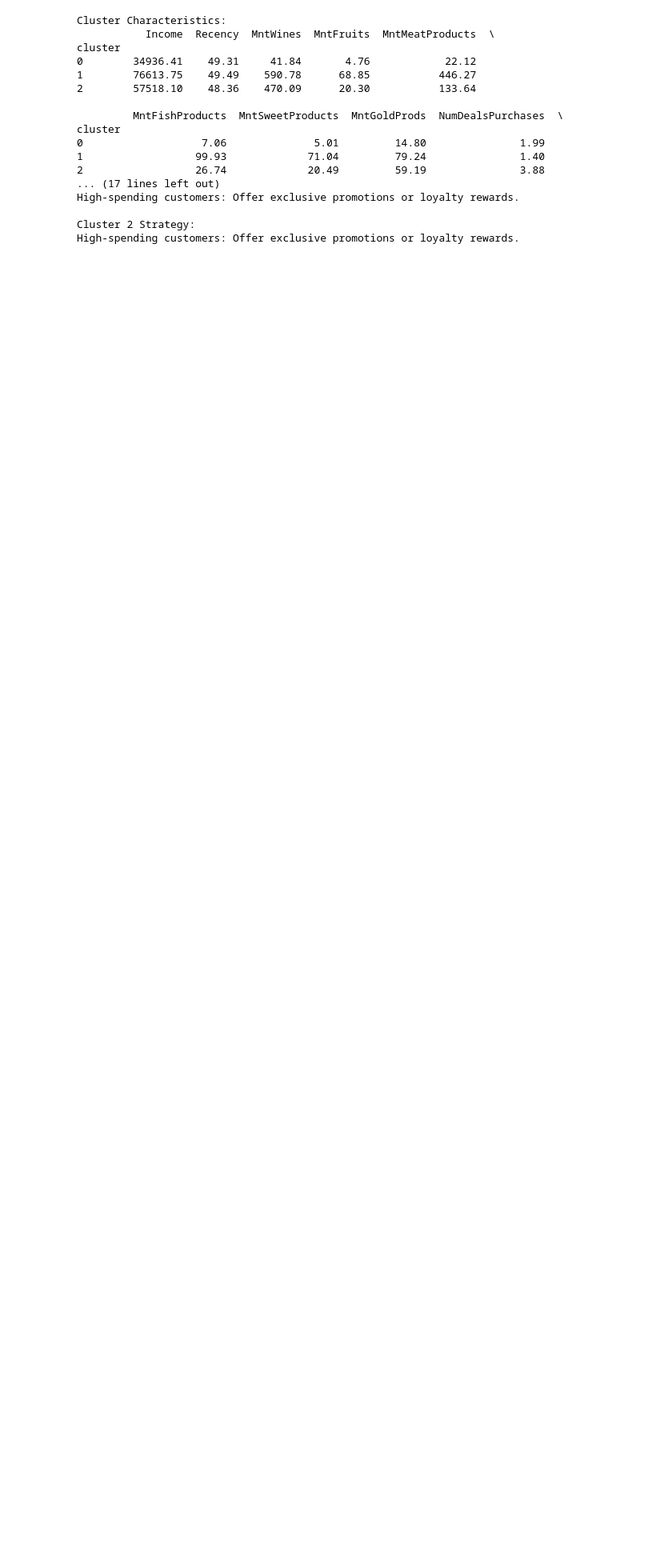
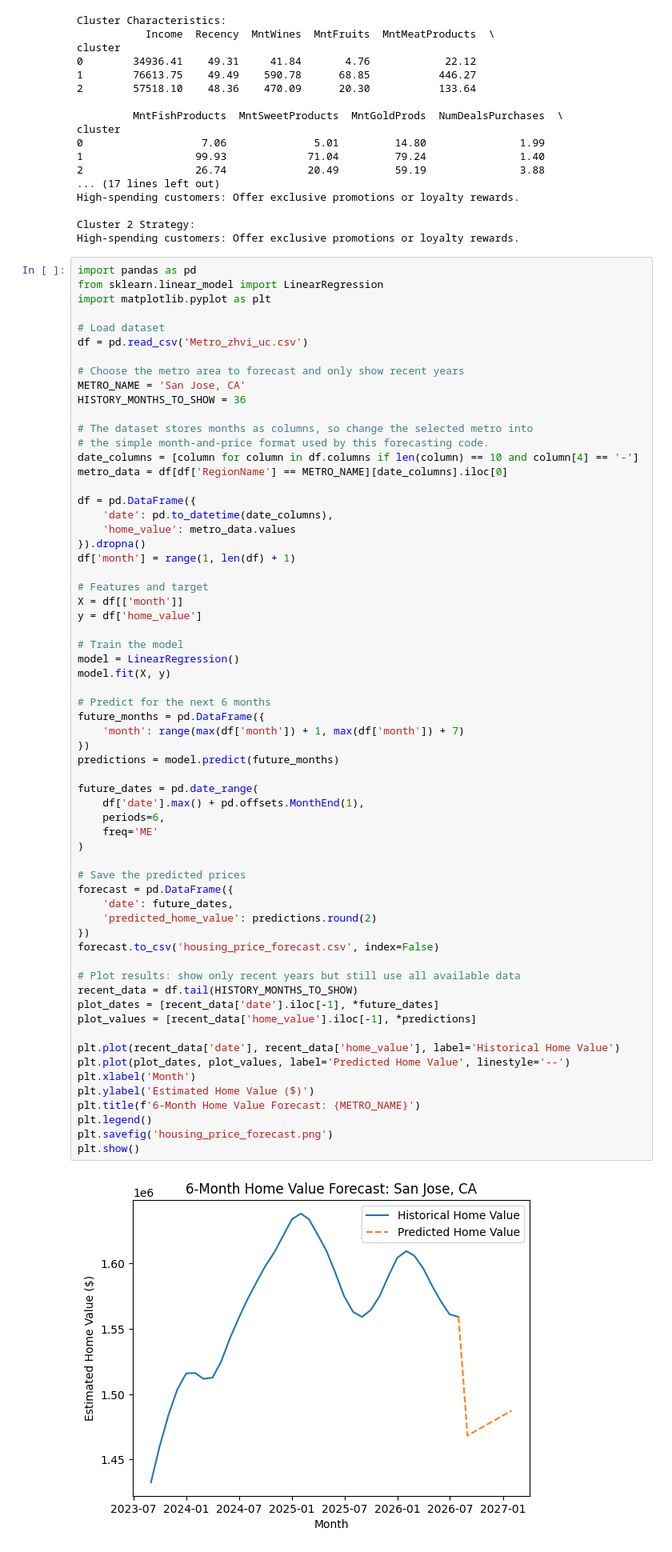
Before and after one commit to Minh-Quan-hub/AAI2025, a Jupyter notebook: Coding_exercise.ipynb, the cells around one changed output. Shown at 80% size. Saved outputs shown, nothing was run; the diff lists cells and outputs as text; blank space fills up the shorter version.

```diff
--- a/Coding_exercise.ipynb
+++ b/Coding_exercise.ipynb
@@ -254,3 +254,68 @@ High-spending customers: Offer exclusive promotions or loyalty rewards.
 
 Cluster 2 Strategy:
 High-spending customers: Offer exclusive promotions or loyalty rewards.
+# %%
+import pandas as pd
+from sklearn.linear_model import LinearRegression
+import matplotlib.pyplot as plt
+
+# Load dataset
+df = pd.read_csv('Metro_zhvi_uc.csv')
+
+# Choose the metro area to forecast and only show recent years
+METRO_NAME = 'San Jose, CA'
+HISTORY_MONTHS_TO_SHOW = 36
+
+# The dataset stores months as columns, so change the selected metro into
+# the simple month-and-price format used by this forecasting code.
+date_columns = [column for column in df.columns if len(column) == 10 and column[4] == '-']
+metro_data = df[df['RegionName'] == METRO_NAME][date_columns].iloc[0]
+
+df = pd.DataFrame({
+    'date': pd.to_datetime(date_columns),
+    'home_value': metro_data.values
+}).dropna()
+df['month'] = range(1, len(df) + 1)
+
+# Features and target
+X = df[['month']]
+y = df['home_value']
+
+# Train the model
+model = LinearRegression()
+model.fit(X, y)
+
+# Predict for the next 6 months
+future_months = pd.DataFrame({
+    'month': range(max(df['month']) + 1, max(df['month']) + 7)
+})
+predictions = model.predict(future_months)
+
+future_dates = pd.date_range(
+    df['date'].max() + pd.offsets.MonthEnd(1),
+    periods=6,
+    freq='ME'
+)
+
+# Save the predicted prices
+forecast = pd.DataFrame({
+    'date': future_dates,
+    'predicted_home_value': predictions.round(2)
+})
+forecast.to_csv('housing_price_forecast.csv', index=False)
+
+# Plot results: show only recent years but still use all available data
+recent_data = df.tail(HISTORY_MONTHS_TO_SHOW)
+plot_dates = [recent_data['date'].iloc[-1], *future_dates]
+plot_values = [recent_data['home_value'].iloc[-1], *predictions]
+
+plt.plot(recent_data['date'], recent_data['home_value'], label='Historical Home Value')
+plt.plot(plot_dates, plot_values, label='Predicted Home Value', linestyle='--')
+plt.xlabel('Month')
+plt.ylabel('Estimated Home Value ($)')
+plt.title(f'6-Month Home Value Forecast: {METRO_NAME}')
+plt.legend()
+plt.savefig('housing_price_forecast.png')
+plt.show()
+# %% [output]
+[figure, added]
```
